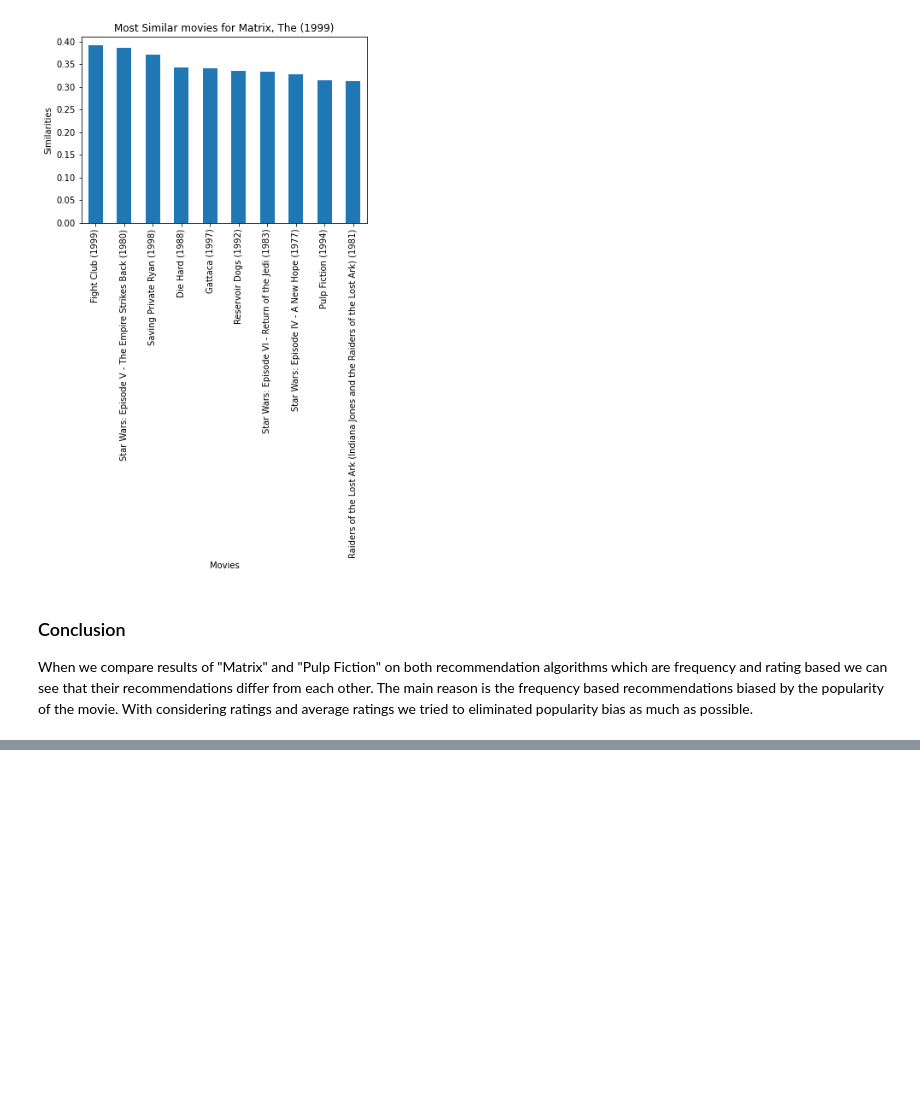
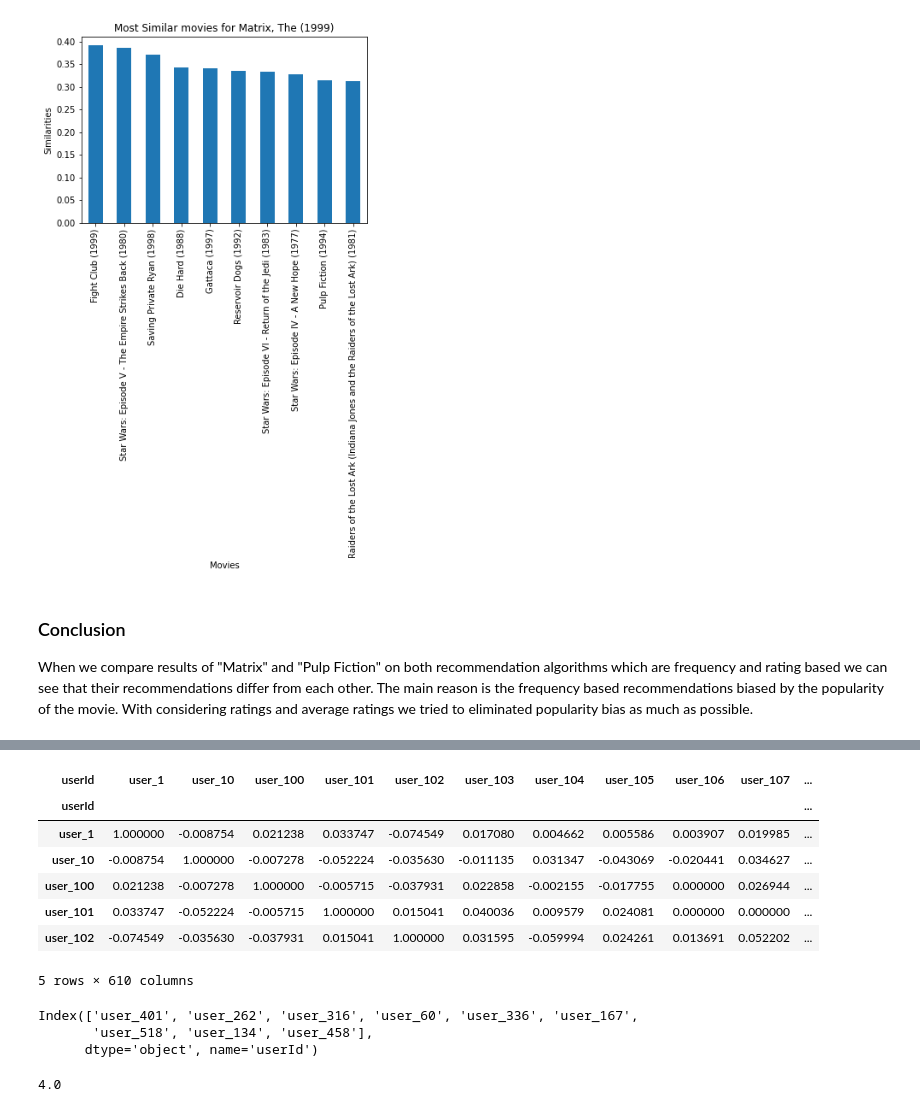
Before and after one commit to enisteper1/Basic-Recommendation-Engines, a Jupyter notebook: collaborative_filtering.ipynb, the cells around one changed output, grey strips where cells are left out. Drawn from its saved outputs; the diff is of its cells as text; code cells hidden in the pictures; blank space fills up the shorter version.

```diff
--- a/collaborative_filtering.ipynb
+++ b/collaborative_filtering.ipynb
@@ -238,0 +247,35 @@ When we compare results of "Matrix" and "Pulp Fiction" on both recommendation al
+# %%
+# Generating user to user similarities by their ratings
+user_similarities = cosine_similarity(pivot_user_ratings_sub)
+
+# Generating DataFrame
+df_user_similarities = pd.DataFrame(user_similarities,
+                                    index=pivot_user_ratings_sub.index,
+                                    columns=pivot_user_ratings_sub.index)
+df_user_similarities.head()
+# %% [output]
+| userId | user_1 | user_10 | user_100 | user_101 | user_102 | user_103 | user_104 | user_105 | user_106 | user_107 | ... |
+| userId |  |  |  |  |  |  |  |  |  |  | ... |
+| user_1 | 1.000000 | -0.008754 | 0.021238 | 0.033747 | -0.074549 | 0.017080 | 0.004662 | 0.005586 | 0.003907 | 0.019985 | ... |
+| user_10 | -0.008754 | 1.000000 | -0.007278 | -0.052224 | -0.035630 | -0.011135 | 0.031347 | -0.043069 | -0.020441 | 0.034627 | ... |
+| user_100 | 0.021238 | -0.007278 | 1.000000 | -0.005715 | -0.037931 | 0.022858 | -0.002155 | -0.017755 | 0.000000 | 0.026944 | ... |
+| user_101 | 0.033747 | -0.052224 | -0.005715 | 1.000000 | 0.015041 | 0.040036 | 0.009579 | 0.024081 | 0.000000 | 0.000000 | ... |
+| user_102 | -0.074549 | -0.035630 | -0.037931 | 0.015041 | 1.000000 | 0.031595 | -0.059994 | 0.024261 | 0.013691 | 0.052202 | ... |
+5 rows × 610 columns
+# %%
+main_user = 'user_194'
+user_similarity_series = df_user_similarities[main_user]
+similar_users = user_similarity_series.sort_values(ascending=False)[1:10].index
+similar_users
+# %% [output]
+Index(['user_401', 'user_262', 'user_316', 'user_60', 'user_336', 'user_167',
+       'user_518', 'user_134', 'user_458'],
+      dtype='object', name='userId')
+# %%
+# Getting ratings of similar users to our main user
+similar_user_ratings = df_user_ratings[df_user_ratings['userId'].isin(similar_users)]
+
+# Calculating how would our main user rate the 'Heat' movie.
+similar_user_ratings[similar_user_ratings['title'] == 'Heat (1995)']['rating'].mean()
+# %% [output]
+4.0
```
Also changed, not shown: parts of 13 cells of this notebook.
